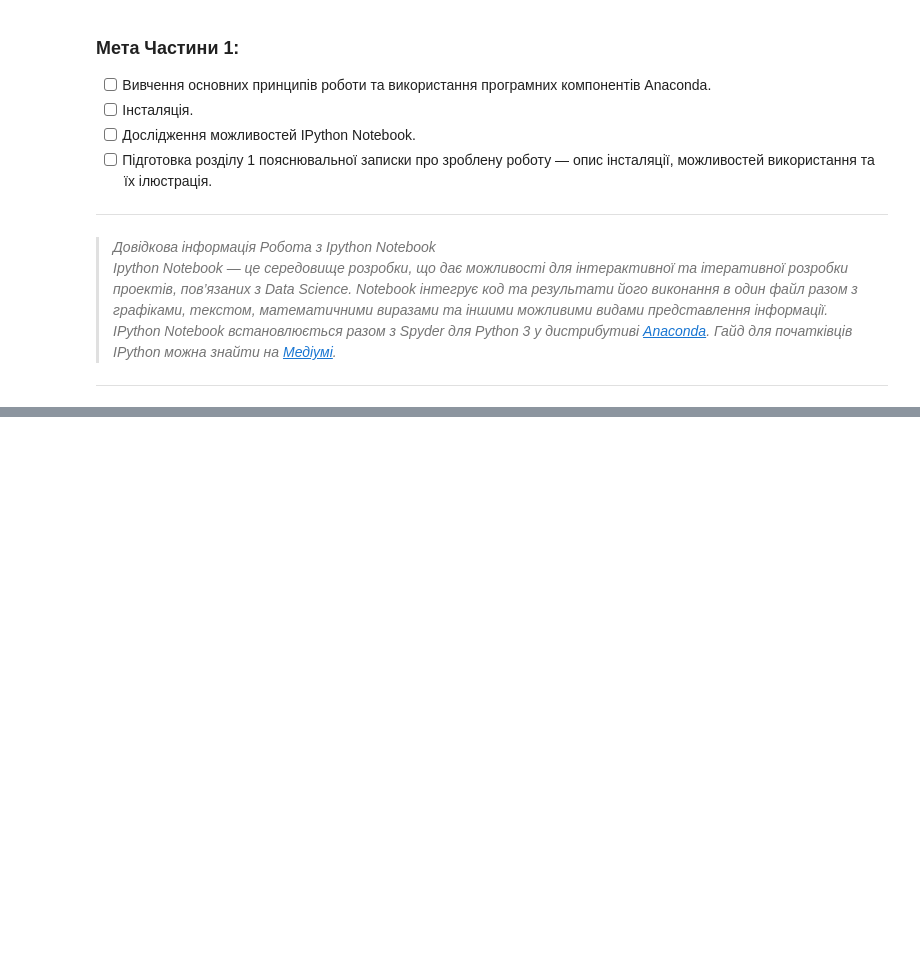
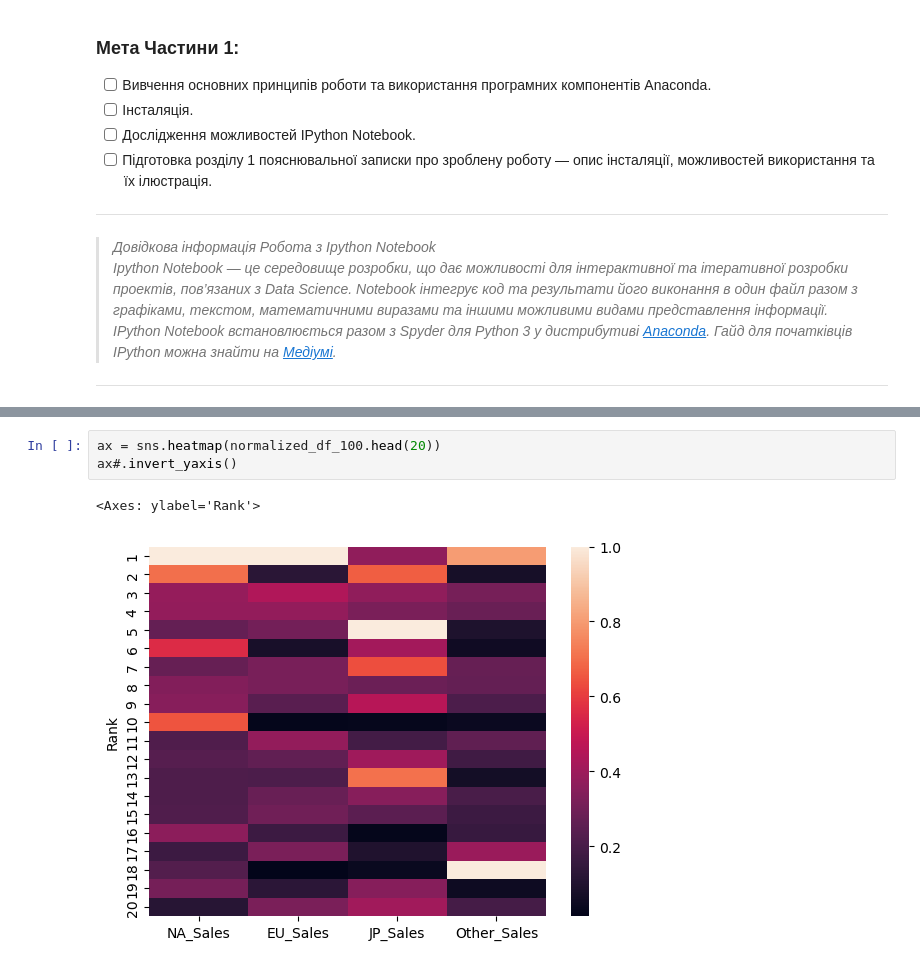
Before and after one commit to KlymentievMaksym/AD-labs, a Jupyter notebook: Coursework/Coursework.ipynb, the cells around one changed output, grey strips where cells are left out. Saved outputs shown, nothing was run; the diff lists cells and outputs as text; blank space fills up the shorter version.

```diff
--- a/Coursework/Coursework.ipynb
+++ b/Coursework/Coursework.ipynb
@@ -104 +275,7 @@ g.add_legend()
+# %%
+ax = sns.heatmap(normalized_df_100.head(20))
+ax#.invert_yaxis()
+# %% [output]
+<Axes: ylabel='Rank'>
+[figure, added]
 # %% [markdown]
```
Also changed, not shown: parts of 22 cells of this notebook.
